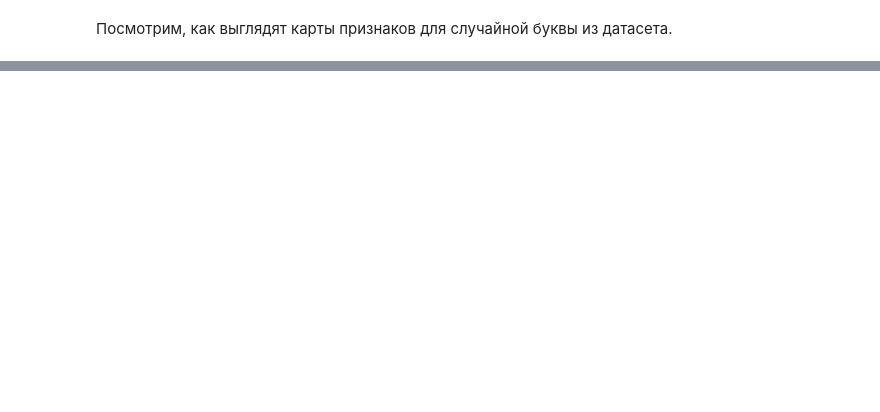
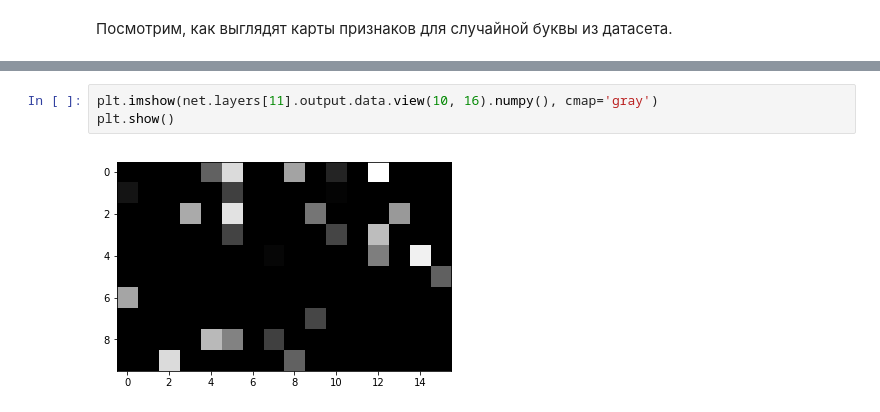
Before and after one commit to bazitur/dlschl-homeworks, a Jupyter notebook: homeworks/hw06/[hw6]Homework-First-CNN.ipynb, the cells around one changed output, grey strips where cells are left out. Drawn from its saved outputs; the diff is of its cells as text; blank space fills up the shorter version.

```diff
--- a/homeworks/hw06/[hw6]Homework-First-CNN.ipynb
+++ b/homeworks/hw06/[hw6]Homework-First-CNN.ipynb
@@ -826,0 +861,5 @@ plt.show()
+# %%
+plt.imshow(net.layers[11].output.data.view(10, 16).numpy(), cmap='gray')
+plt.show()
+# %% [output]
+[figure, added]
```
Also changed, not shown: parts of 14 cells of this notebook.
